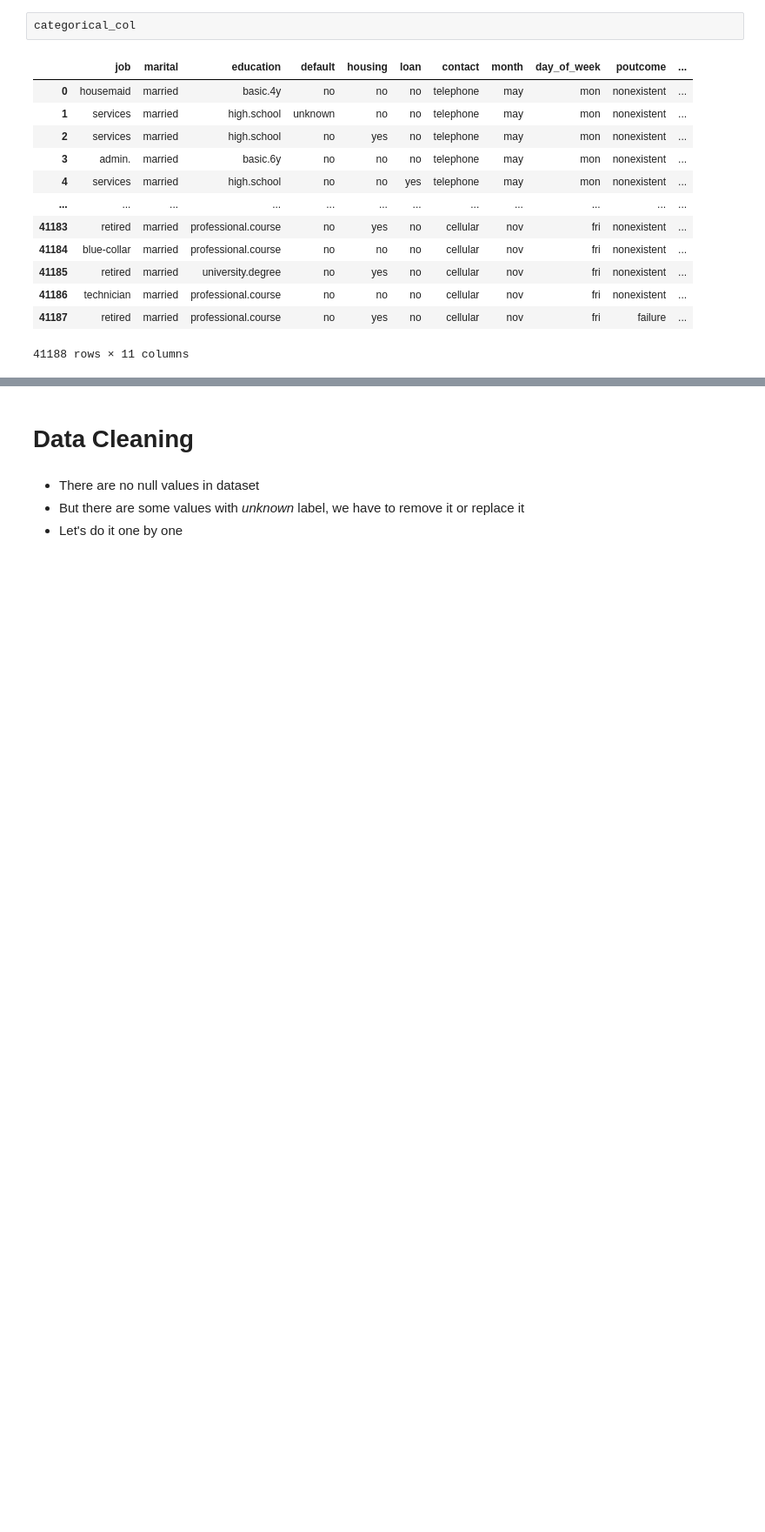
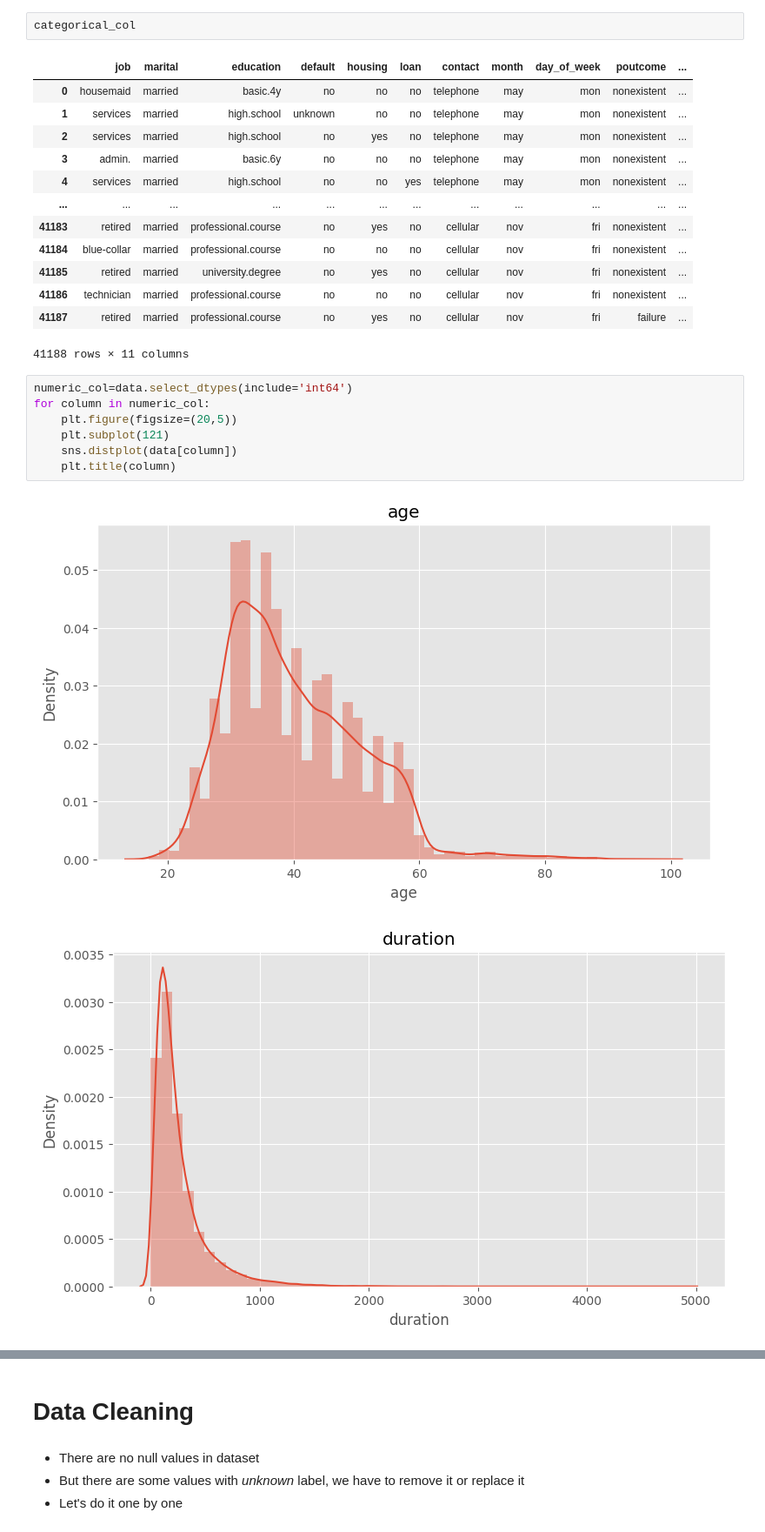
Before and after one commit to SudarshanIngole/Batch-18-2024, a Jupyter notebook: PRCP_Portuges.ipynb, the cells around one changed output, grey strips where cells are left out. Shown at 87% size. Drawn from its saved outputs; the diff is of its cells as text; blank space fills up the shorter version.

```diff
--- a/PRCP_Portuges.ipynb
+++ b/PRCP_Portuges.ipynb
@@ -146,3 +148,13 @@ categorical_col
 | 41186 | technician | married | professional.course | no | no | no | cellular | nov | fri | nonexistent | ... |
 | 41187 | retired | married | professional.course | no | yes | no | cellular | nov | fri | failure | ... |
 41188 rows × 11 columns
+# %%
+numeric_col=data.select_dtypes(include='int64')
+for column in numeric_col:
+    plt.figure(figsize=(20,5))
+    plt.subplot(121)
+    sns.distplot(data[column])
+    plt.title(column)
+# %% [output]
+[figure, added]
+[figure, added]
```
Also changed, not shown: parts of 65 cells of this notebook.
